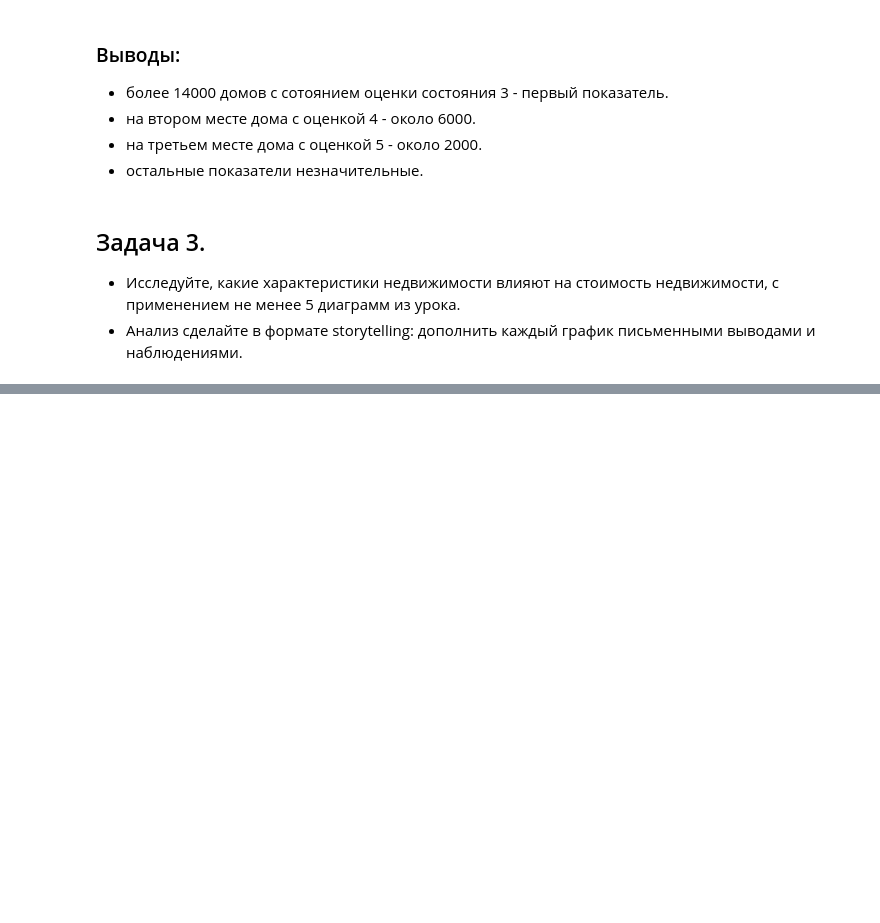
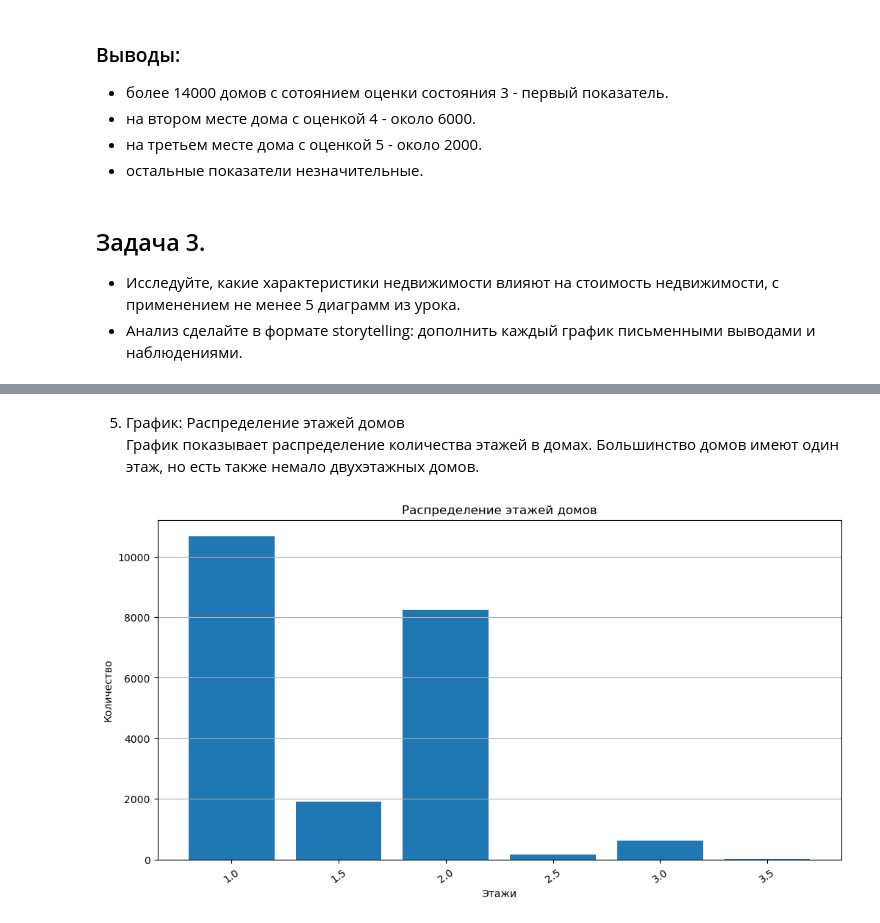
Before and after one commit to SergeiRadchenkov/Python_Analitic, a Jupyter notebook: Семинар 4/HW/Семинар 4 HW.ipynb, the cells around one changed output, grey strips where cells are left out. Saved outputs shown, nothing was run; the diff lists cells and outputs as text; code cells hidden in the pictures; blank space fills up the shorter version.

```diff
--- a/Семинар 4/HW/Семинар 4 HW.ipynb
+++ b/Семинар 4/HW/Семинар 4 HW.ipynb
@@ -183,0 +229,14 @@ plt.bar(conditions.index, conditions, width=0.4);
+# %% [markdown]
+5. График: Распределение этажей домов<br>
+График показывает распределение количества этажей в домах. Большинство домов имеют один этаж, но есть также немало двухэтажных домов.
+# %%
+plt.figure(figsize=(12, 6))
+floors = houses['floors'].value_counts()
+plt.title('Распределение этажей домов')
+plt.xlabel('Этажи')
+plt.ylabel('Количество')
+plt.xticks(rotation=35)
+plt.grid(axis='y')
+plt.bar(floors.index, floors, width=0.4);
+# %% [output]
+[figure, added]
```
Also changed, not shown: parts of 8 cells of this notebook.
